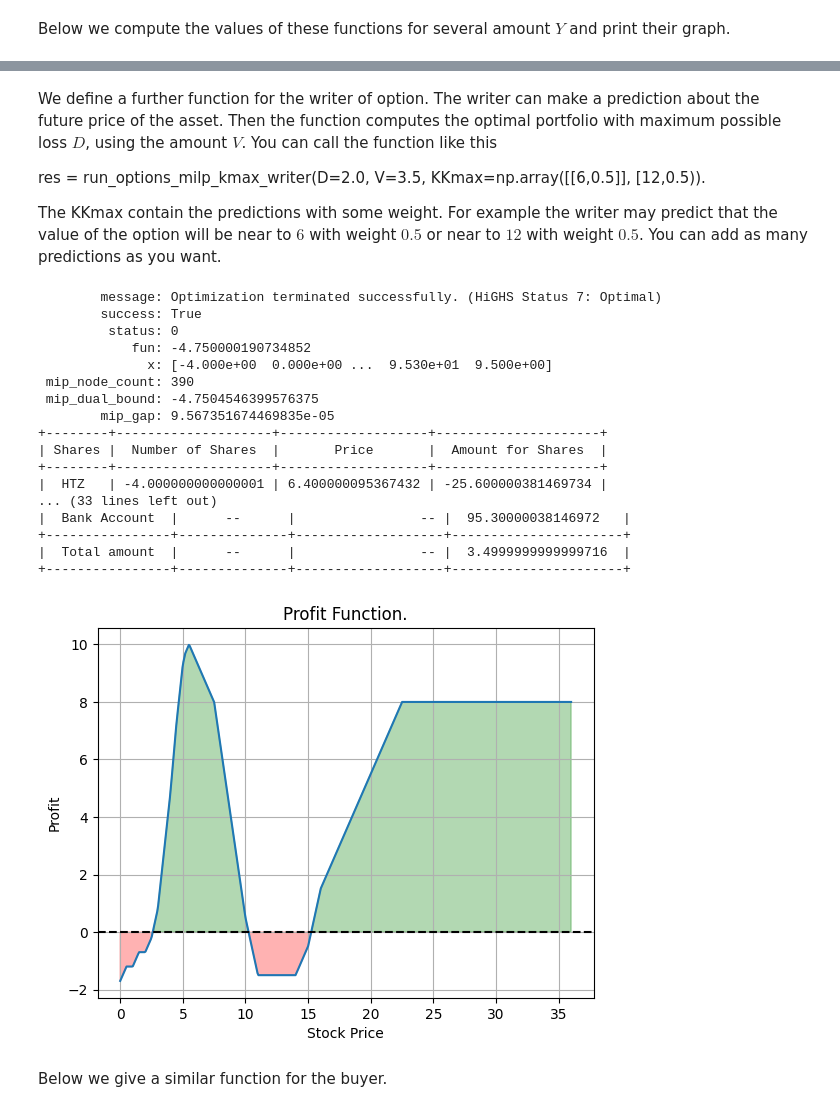
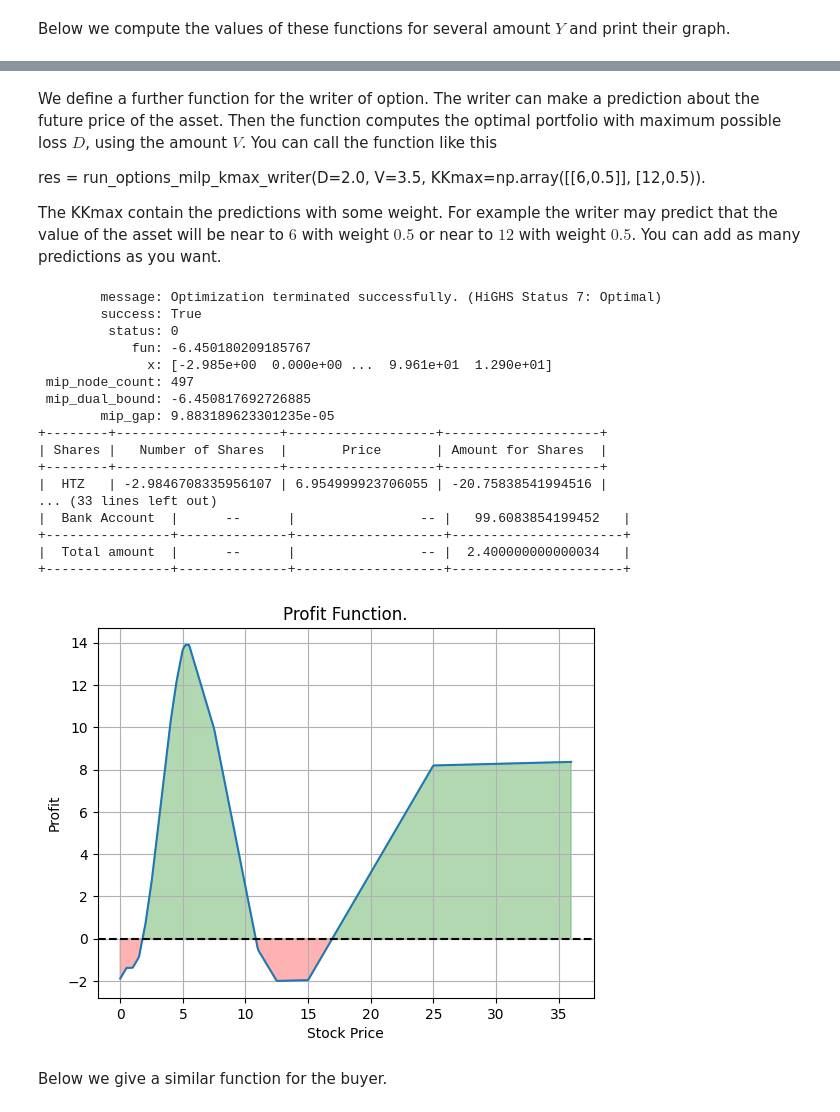
Before and after one commit to nikoshalidias/Financial-Engineering, a Jupyter notebook: Minimum_Loss_Writer_Buyer_Option_and_Hedging.ipynb, the cells around one changed output, grey strips where cells are left out. Cells and saved outputs as stored; diff of their text form; code cells hidden in the pictures.

```diff
--- a/Minimum_Loss_Writer_Buyer_Option_and_Hedging.ipynb
+++ b/Minimum_Loss_Writer_Buyer_Option_and_Hedging.ipynb
@@ -802,7 +910,7 @@ import matplotlib.pyplot as plt
 import io, contextlib
 
 # === Ρύθμιση διαστήματος V ===
-Vmax = 3.0          # βάλε ό,τι θέλεις
+Vmax = 10.0          # βάλε ό,τι θέλεις
 num_points = 25     # πλήθος δειγμάτων (25 -> 26 σημεία από 0 έως Vmax)
 Vs = np.linspace(0.0, Vmax, num_points + 1)
 
@@ -902,7 +1310,7 @@ We define a further function for the writer of option. The writer can make a pre
 
 res = run_options_milp_kmax_writer(D=2.0, V=3.5, KKmax=np.array([[6,0.5]], [12,0.5)).
 
-The KKmax contain the predictions with some weight. For example the writer may predict that the value of the option will be near to $6$ with weight $0.5$ or near to $12$ with weight $0.5$. You can add as many predictions as you want.
+The KKmax contain the predictions with some weight. For example the writer may predict that the value of the asset will be near to $6$ with weight $0.5$ or near to $12$ with weight $0.5$. You can add as many predictions as you want.
 # %%
 def run_options_milp_kmax_writer(D, V, KKmax):
     import numpy as np
@@ -1235,26 +1643,26 @@ def run_options_milp_kmax_writer(D, V, KKmax):
 # %%
 # Ορίζεις ΟΛΑ τα υπόλοιπα σταθερά όπως ήδη κάνεις (Data_given, Firm, payoff_function, κ.λπ.)
 # και ΑΠΛΩΣ καλείς:
-res = run_options_milp_kmax_writer(D=2.0, V=3.5, KKmax=np.array([[6,0.5]]))
+res = run_options_milp_kmax_writer(D=2.0, V=2.4, KKmax=np.array([[6,0.5]]))
 # %% [output]
         message: Optimization terminated successfully. (HiGHS Status 7: Optimal)
         success: True
          status: 0
-            fun: -4.750000190734852
-              x: [-4.000e+00  0.000e+00 ...  9.530e+01  9.500e+00]
- mip_node_count: 390
- mip_dual_bound: -4.7504546399576375
-        mip_gap: 9.567351674469835e-05
-+--------+--------------------+-------------------+---------------------+
-| Shares |  Number of Shares  |       Price       |  Amount for Shares  |
-+--------+--------------------+-------------------+---------------------+
-|  HTZ   | -4.000000000000001 | 6.400000095367432 | -25.600000381469734 |
+            fun: -6.450180209185767
+              x: [-2.985e+00  0.000e+00 ...  9.961e+01  1.290e+01]
+ mip_node_count: 497
+ mip_dual_bound: -6.450817692726885
+        mip_gap: 9.883189623301235e-05
++--------+---------------------+-------------------+--------------------+
+| Shares |   Number of Shares  |       Price       | Amount for Shares  |
++--------+---------------------+-------------------+--------------------+
+|  HTZ   | -2.9846708335956107 | 6.954999923706055 | -20.75838541994516 |
 ... (33 lines left out)
-|  Bank Account  |      --      |                -- |  95.30000038146972   |
+|  Bank Account  |      --      |                -- |   99.6083854199452   |
 +----------------+--------------+-------------------+----------------------+
-|  Total amount  |      --      |                -- |  3.4999999999999716  |
+|  Total amount  |      --      |                -- |  2.400000000000034   |
 +----------------+--------------+-------------------+----------------------+
-[figure, old version]
+[figure, new version]
 # %% [markdown]
 Below we give a similar function for the buyer.
 # %%
```
Also changed, not shown: parts of 8 cells of this notebook.
